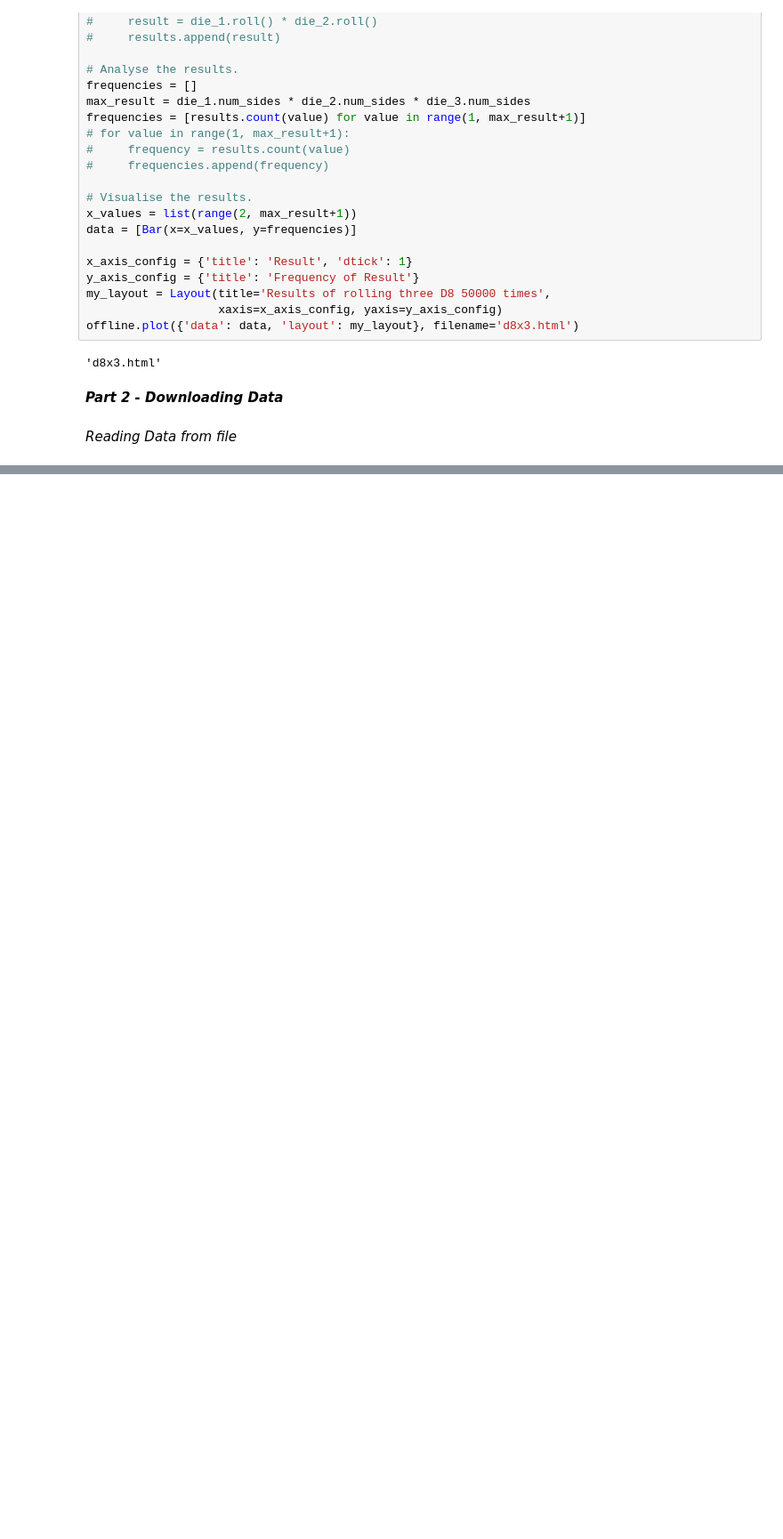
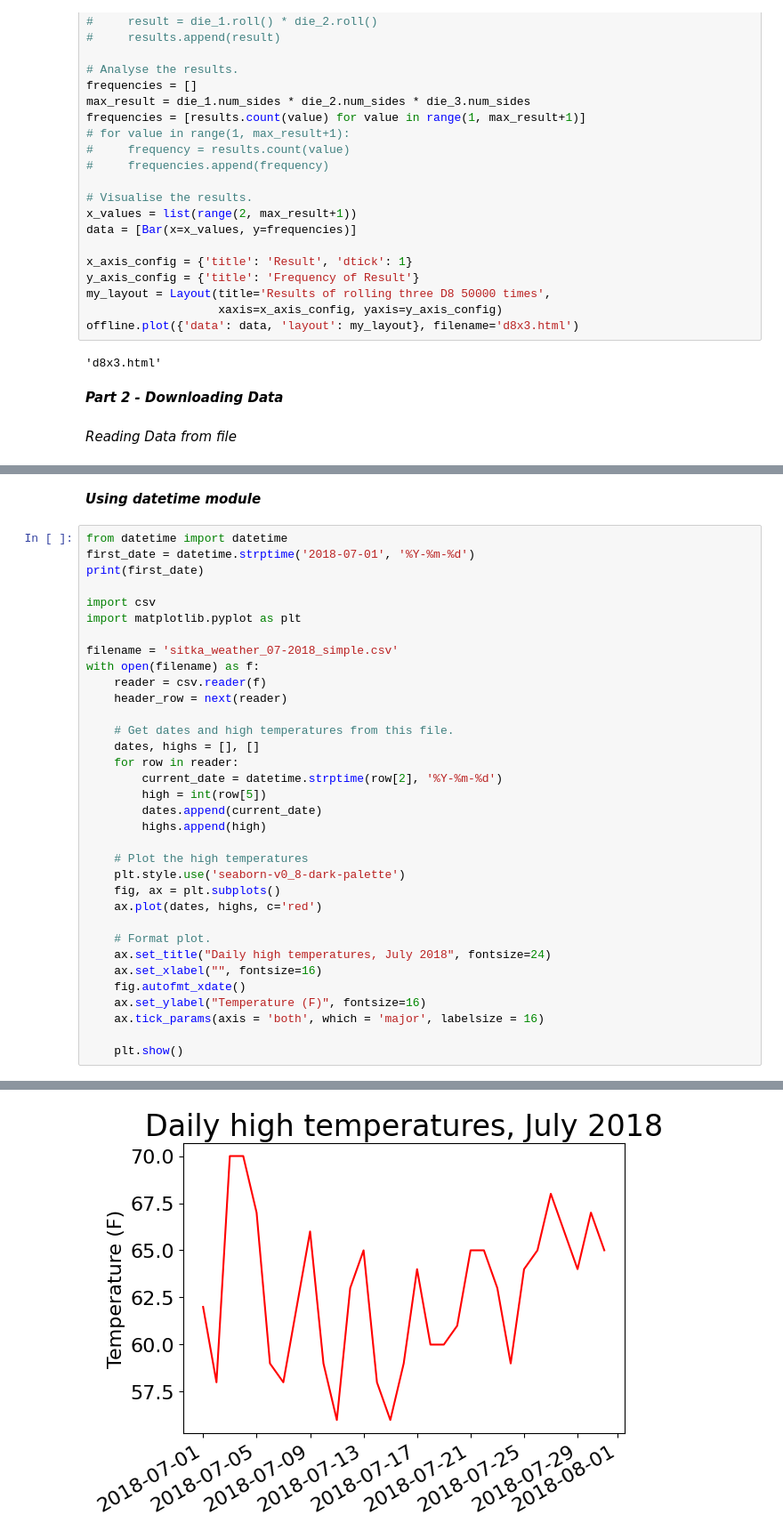
Before and after one commit to JCraveiro13/Python-Repository, a Jupyter notebook: Python_CrashCourse_Project2.ipynb, the cells around one changed output, grey strips where cells are left out. Shown at 89% size. Drawn from its saved outputs; the diff is of its cells as text; blank space fills up the shorter version.

```diff
--- a/Python_CrashCourse_Project2.ipynb
+++ b/Python_CrashCourse_Project2.ipynb
@@ -579,0 +638,37 @@ with open(filename) as f:
+# %% [markdown]
+***Using datetime module***
+# %%
+from datetime import datetime
+first_date = datetime.strptime('2018-07-01', '%Y-%m-%d')
+print(first_date)
+
+import csv
+import matplotlib.pyplot as plt
+
+filename = 'sitka_weather_07-2018_simple.csv'
+with open(filename) as f:
+    reader = csv.reader(f)
+    header_row = next(reader)
+
+    # Get dates and high temperatures from this file.
+    dates, highs = [], []
+    for row in reader:
+        current_date = datetime.strptime(row[2], '%Y-%m-%d')
+        high = int(row[5])
+        dates.append(current_date)
+        highs.append(high)
+
+    # Plot the high temperatures
+    plt.style.use('seaborn-v0_8-dark-palette')
+    fig, ax = plt.subplots()
+    ax.plot(dates, highs, c='red')
+
+    # Format plot.
+    ax.set_title("Daily high temperatures, July 2018", fontsize=24)
+    ax.set_xlabel("", fontsize=16)
+    fig.autofmt_xdate()
+    ax.set_ylabel("Temperature (F)", fontsize=16)
+    ax.tick_params(axis = 'both', which = 'major', labelsize = 16)
+
+    plt.show()
+# %% [output]
@@ -579,0 +676 @@ with open(filename) as f:
+[figure, added]
```
Also changed, not shown: parts of 10 cells of this notebook, 1 other file.
